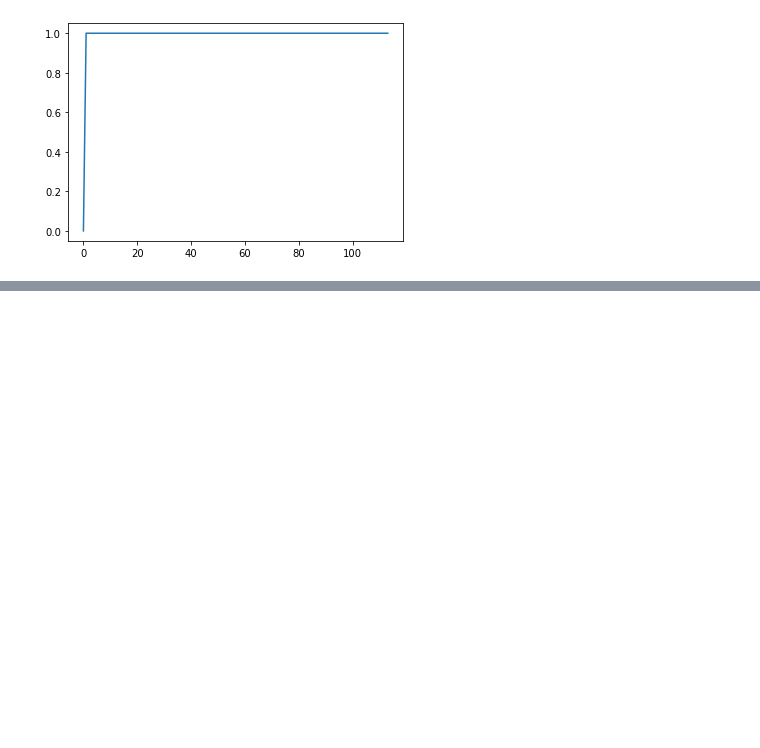
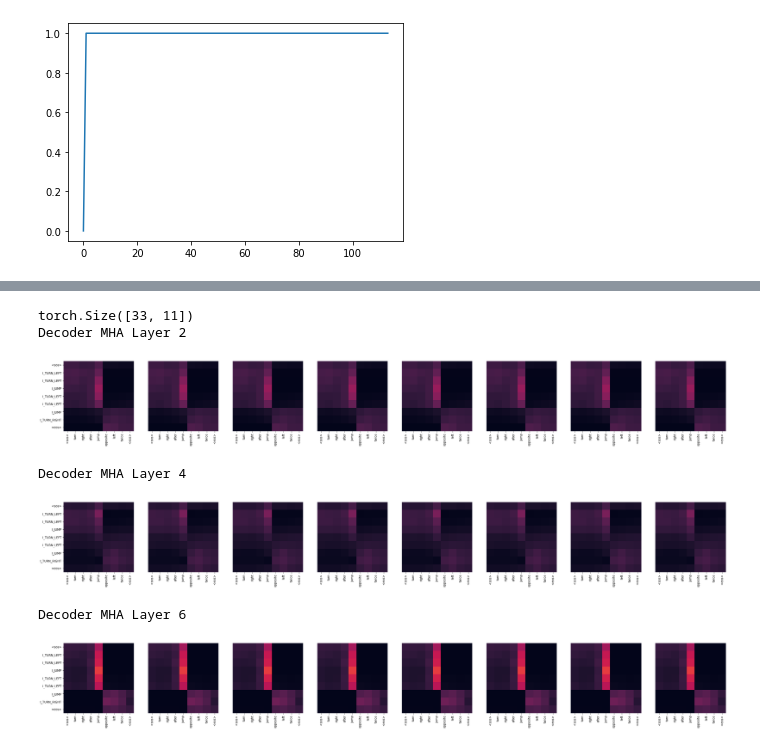
Before and after one commit to ayushchakravarthy/language_compositionality, a Jupyter notebook: Plot.ipynb, the cells around one changed output, grey strips where cells are left out. Cells and saved outputs as stored; diff of their text form; code cells hidden in the pictures; blank space fills up the shorter version.

```diff
--- a/Plot.ipynb
+++ b/Plot.ipynb
@@ -218,0 +257,16 @@ for layer in range(1, 6, 2):
+# %%
+for layer in range(1, 6, 2):
+    fig, axs = plt.subplots(1, 8, figsize=(40, 40))
+    print(f"Decoder MHA Layer {layer + 1}")
+    for h in range(8):
+        draw(attn_wts[-1].get('Decoder')[layer].get('Sublayer2')[2][:len(tt), :len(ss)],
+             ss, tt if h == 0 else [], ax=axs[h])
+    plt.show()
+# %% [output]
+torch.Size([33, 11])
+Decoder MHA Layer 2
+[figure, added]
+Decoder MHA Layer 4
+[figure, added]
+Decoder MHA Layer 6
+[figure, added]
```
Also changed, not shown: parts of 11 cells of this notebook, 21 other files.
